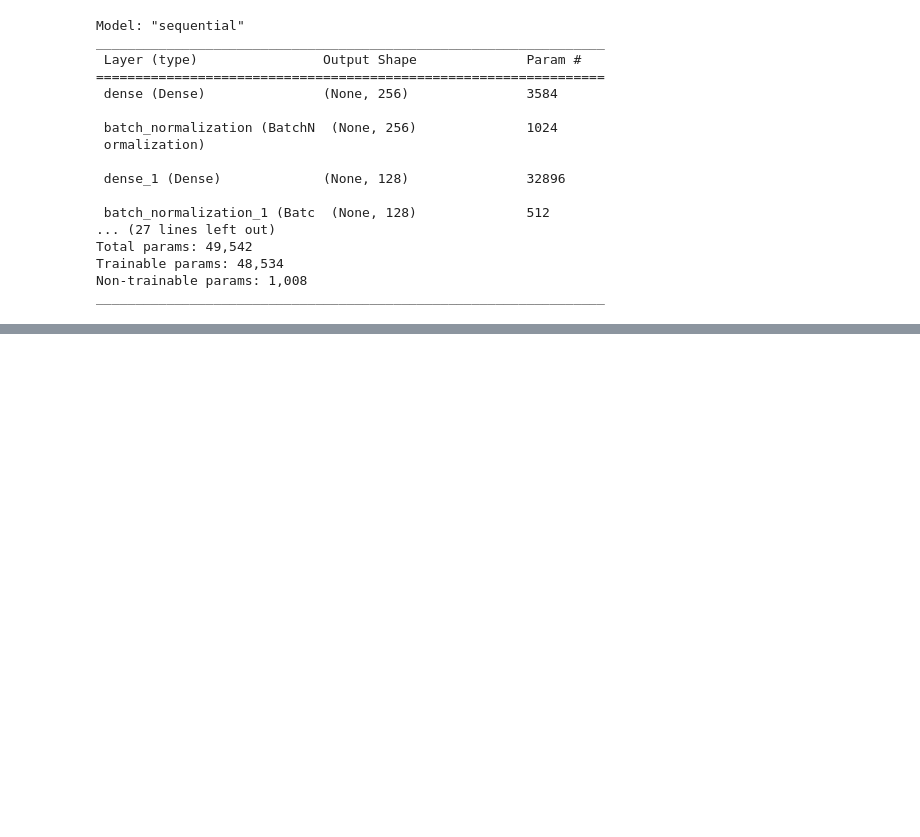
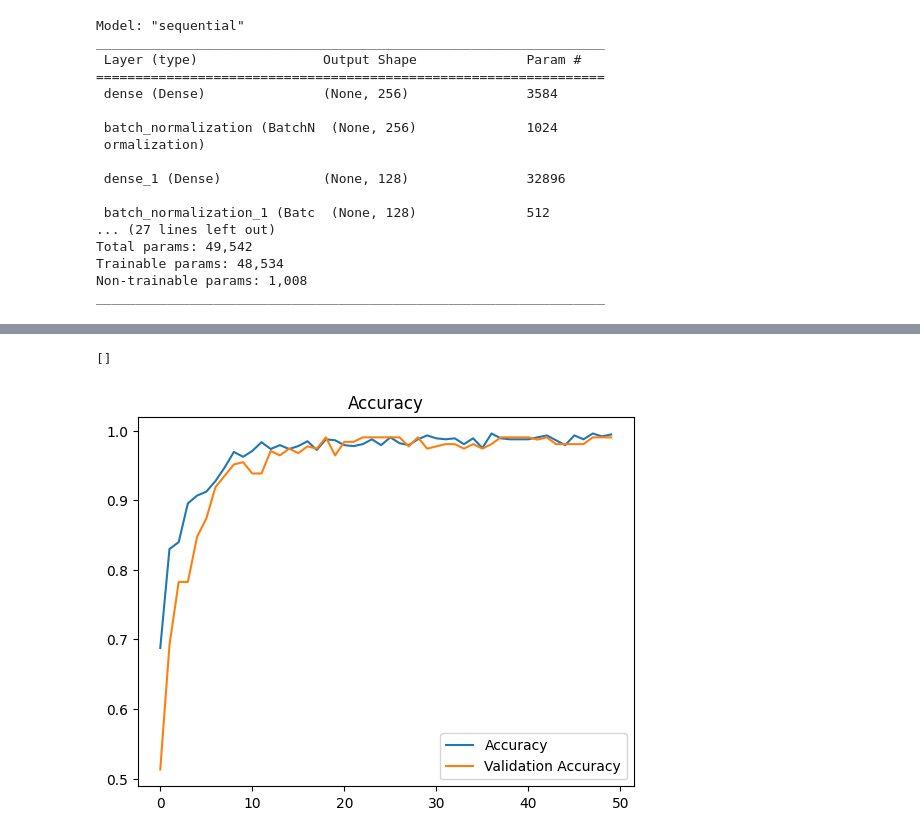
Before and after one commit to gaganv33/ml_flask_backend, a Jupyter notebook: heart.ipynb, the cells around one changed output, grey strips where cells are left out. Cells and saved outputs as stored; diff of their text form; code cells hidden in the pictures; blank space fills up the shorter version.

Commit message:
new model

```diff
--- a/heart.ipynb
+++ b/heart.ipynb
@@ -177,6 +177,6 @@ model.compile( optimizer="adam" , loss="binary_crossentropy" , metrics=["accurac
 y_train = pd.get_dummies(y_train)
 y_test = pd.get_dummies(y_test)
 # %%
-history = model.fit(X_train, y_train, epochs=50, batch_size=32, verbose=1)
+history = model.fit(X_train, y_train, validation_data=(X_test, y_test),epochs=50, batch_size=32, verbose=1)
 # %% [output]
 Epoch 1/50
@@ -202,0 +244,9 @@ if os.path.isfile('models/heart1.h5') is False:
+# %%
+plt.plot(history.history["accuracy"], label="Accuracy")
+plt.plot(history.history["val_accuracy"], label="Validation Accuracy")
+plt.title("Accuracy")
+plt.legend()
+plt.plot()
+# %% [output]
+[]
+[figure, added]
```
Also changed, not shown: parts of 4 cells of this notebook, 5 other files.
